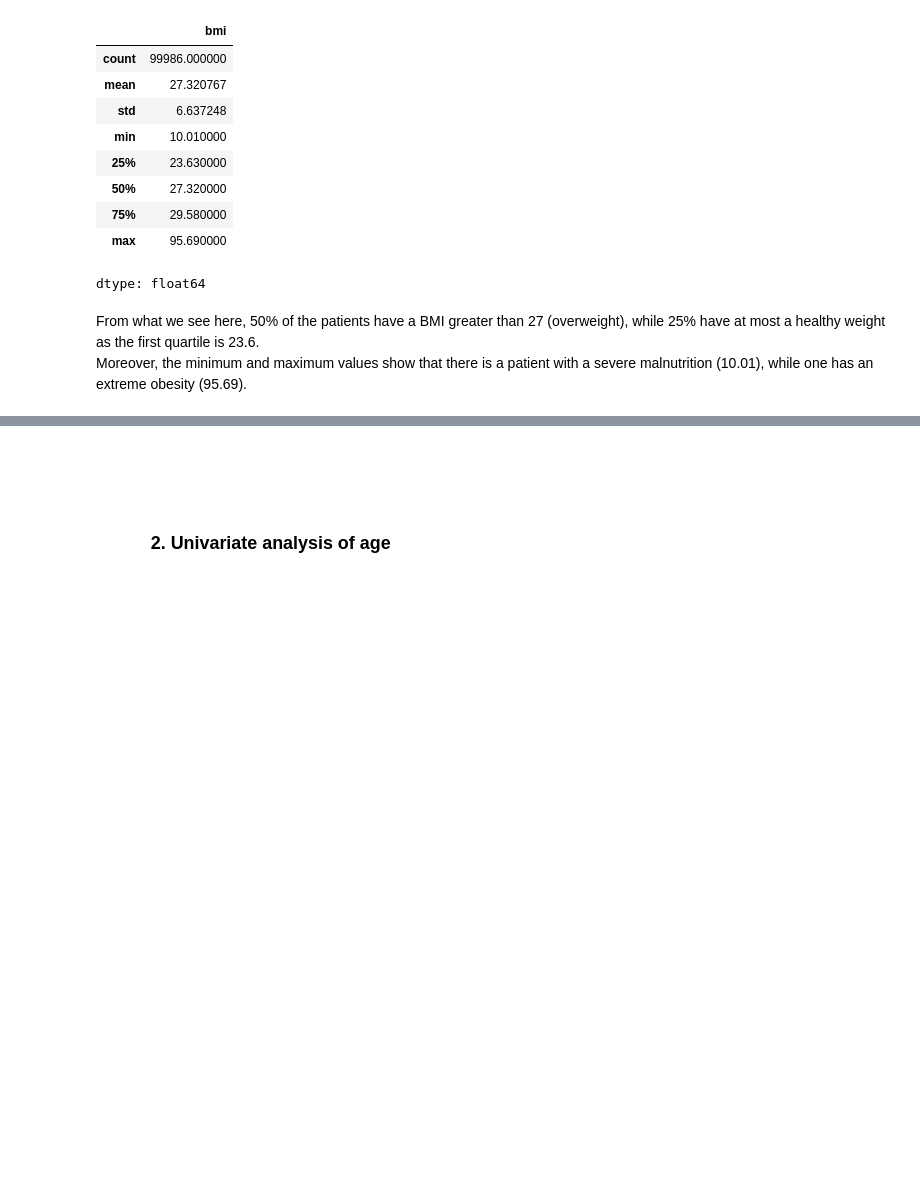
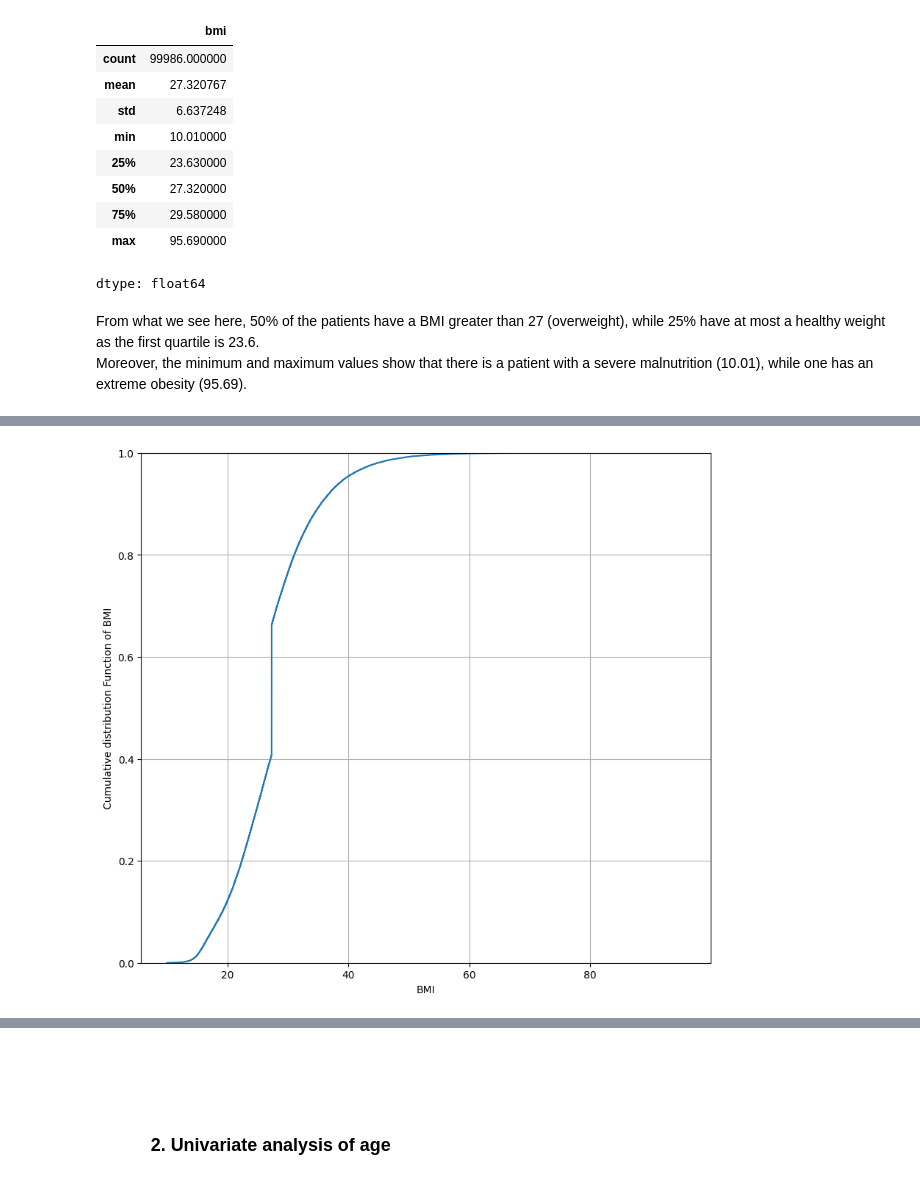
Before and after one commit to RefaelAharouni/Project_Machine_Learning_Refael_Venkatsai_Norbert_William, a Jupyter notebook: Project_Machine_Learning_Refael_Venkatsai_Norbert_William.ipynb, the cells around one changed output, grey strips where cells are left out. Cells and saved outputs as stored; diff of their text form; code cells hidden in the pictures; blank space fills up the shorter version.

```diff
--- a/Project_Machine_Learning_Refael_Venkatsai_Norbert_William.ipynb
+++ b/Project_Machine_Learning_Refael_Venkatsai_Norbert_William.ipynb
@@ -319,0 +341,9 @@ plt.show()
+# %%
+plt.figure(figsize = (10, 9))
+sns.ecdfplot(data = data, x = "bmi", linewidth = 1.5)
+plt.xlabel('BMI')
+plt.ylabel("Cumulative distribution Function of BMI")
+plt.grid(True)
+plt.show()
+# %% [output]
+[figure, added]
```
Also changed, not shown: parts of 49 cells of this notebook.
